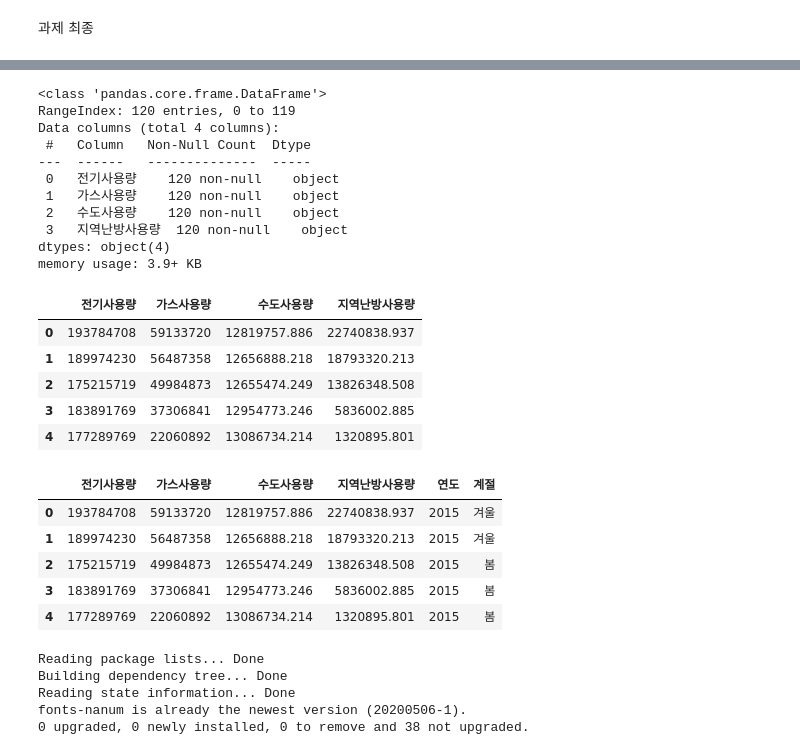
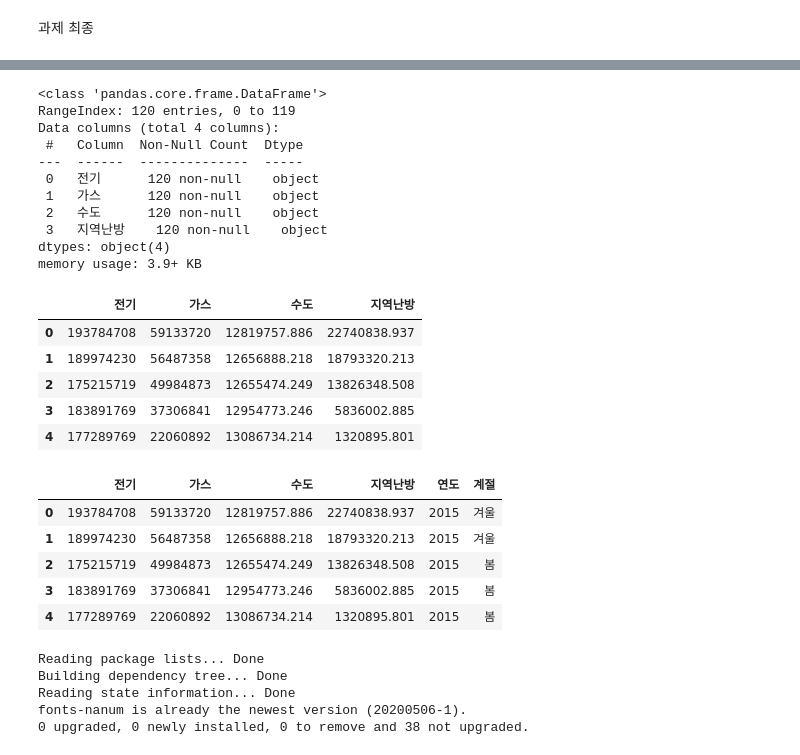
Before and after one commit to Soyeon250/Data-Analysis-with-Open-Source, a Jupyter notebook: 오픈소스_데이터_분석_4강.ipynb, the cells around one changed output, grey strips where cells are left out. Saved outputs shown, nothing was run; the diff lists cells and outputs as text; code cells hidden in the pictures.

```diff
--- a/오픈소스_데이터_분석_4강.ipynb
+++ b/오픈소스_데이터_분석_4강.ipynb
@@ -513,43 +467,40 @@ for year_month in get_year_months():
     if response.status_code == 200:
         data = response.json()
 
         if 'energyUseDataSummaryInfo' in data:
             if 'row' in data['energyUseDataSummaryInfo']:
               rows = data['energyUseDataSummaryInfo']['row']
 
             for item in rows:
               if item.get('MM_TYPE') == '개인':
 
                   energy_data = {
                       '전기': item.get('EUS'),
                       '가스': item.get('GUS'),
                       '수도': item.get('WUS'),
                       '지역난방': item.get('HUS')
                   }
                   result_data.append(energy_data)
 
-    else:
-        print(f"API 호출 실패: {response.status_code}")
-
 df = pd.DataFrame(result_data)
 
 # DataFrame 기본 정보
 df.info()
 # DataFrame 상위 5개 미리보기
 df.head()
 # %% [output]
 <class 'pandas.core.frame.DataFrame'>
 RangeIndex: 120 entries, 0 to 119
 Data columns (total 4 columns):
- #   Column   Non-Null Count  Dtype
----  ------   --------------  -----
- 0   전기사용량    120 non-null    object
- 1   가스사용량    120 non-null    object
- 2   수도사용량    120 non-null    object
- 3   지역난방사용량  120 non-null    object
+ #   Column  Non-Null Count  Dtype
+---  ------  --------------  -----
+ 0   전기      120 non-null    object
+ 1   가스      120 non-null    object
+ 2   수도      120 non-null    object
+ 3   지역난방    120 non-null    object
 dtypes: object(4)
 memory usage: 3.9+ KB
-|  | 전기사용량 | 가스사용량 | 수도사용량 | 지역난방사용량 |
+|  | 전기 | 가스 | 수도 | 지역난방 |
 | 0 | 193784708 | 59133720 | 12819757.886 | 22740838.937 |
 | 1 | 189974230 | 56487358 | 12656888.218 | 18793320.213 |
 | 2 | 175215719 | 49984873 | 12655474.249 | 13826348.508 |
@@ -597,9 +548,6 @@ for year_month in get_year_months():
                   }
                   result_data.append(energy_data)
 
-    else:
-        print(f"API 호출 실패: {response.status_code}")
-
 df = pd.DataFrame(result_data)
 
 # 연도(year) 컬럼 생성
@@ -618,7 +566,7 @@ df = df.drop(columns=['YEAR', 'MON'])
 # 변환 결과 확인
 df.head()
 # %% [output]
-|  | 전기사용량 | 가스사용량 | 수도사용량 | 지역난방사용량 | 연도 | 계절 |
+|  | 전기 | 가스 | 수도 | 지역난방 | 연도 | 계절 |
 | 0 | 193784708 | 59133720 | 12819757.886 | 22740838.937 | 2015 | 겨울 |
 | 1 | 189974230 | 56487358 | 12656888.218 | 18793320.213 | 2015 | 겨울 |
 | 2 | 175215719 | 49984873 | 12655474.249 | 13826348.508 | 2015 | 봄 |
```
Also changed, not shown: parts of 6 cells of this notebook.
